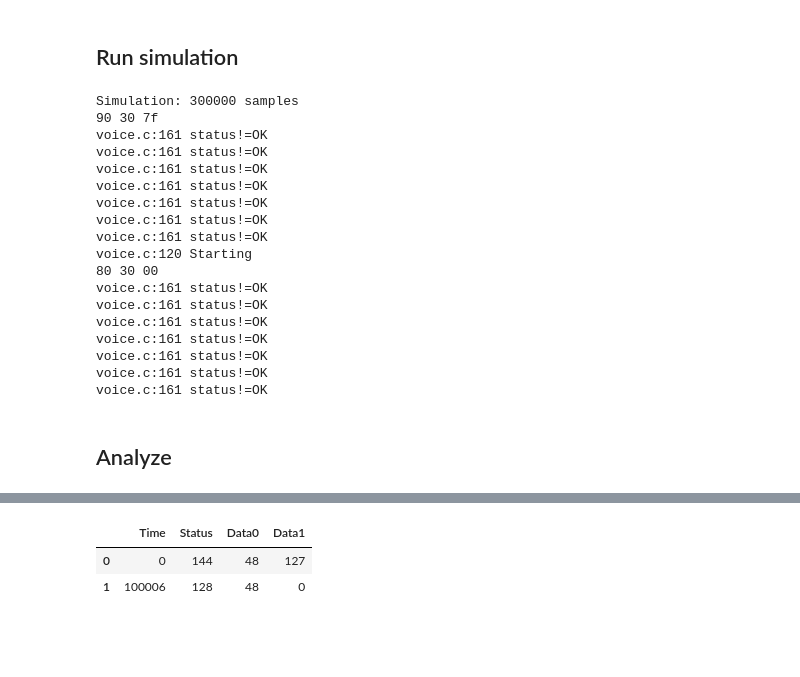
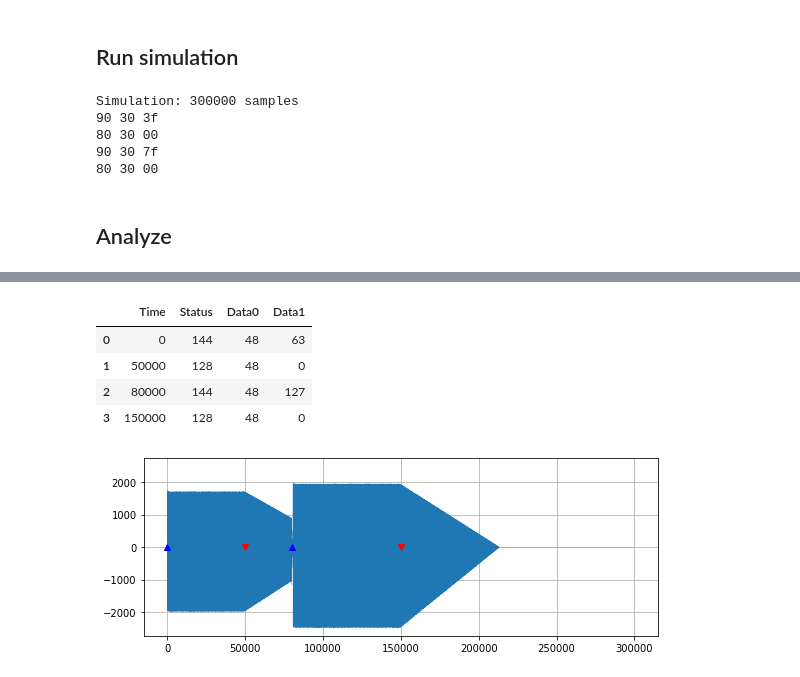
Before and after one commit to soerenbnoergaard/sbnsampler, a Jupyter notebook: notebooks/simulator.ipynb, the cells around one changed output, grey strips where cells are left out. Drawn from its saved outputs; the diff is of its cells as text; code cells hidden in the pictures; blank space fills up the shorter version.

```diff
--- a/notebooks/simulator.ipynb
+++ b/notebooks/simulator.ipynb
@@ -30,7 +28,7 @@ Overwriting ../app/midi.csv
 ## Run simulation
 # %%
 try:
-    #subprocess.check_output(["make", "clean", "all", "SIM=1"], cwd="../app/").decode()
+    subprocess.check_output(["make", "clean", "all", "SIM=1"], cwd="../app/").decode()
     s = subprocess.check_output(["../app/sbnsamplersim", "300000"], cwd="../app/").decode()
     print(s)
 
@@ -38,23 +36,10 @@ except subprocess.CalledProcessError as e:
     print(e.output.decode())
 # %% [output]
 Simulation: 300000 samples
+90 30 3f
+80 30 00
 90 30 7f
-voice.c:161 status!=OK
-voice.c:161 status!=OK
-voice.c:161 status!=OK
-voice.c:161 status!=OK
-voice.c:161 status!=OK
-voice.c:161 status!=OK
-voice.c:161 status!=OK
-voice.c:120 Starting
 80 30 00
-voice.c:161 status!=OK
-voice.c:161 status!=OK
-voice.c:161 status!=OK
-voice.c:161 status!=OK
-voice.c:161 status!=OK
-voice.c:161 status!=OK
-voice.c:161 status!=OK
 # %% [markdown]
 ## Analyze
 # %%
@@ -64,7 +49,7 @@ midi.columns = midi.columns.str.strip()
 fs, x = wavfile.read("../app/dac.wav")
 idp.display(idp.Audio("../app/dac.wav"))
 
-fig, ax1 = subplots(1, 1, figsize=[5.8, 2])
+fig, ax1 = subplots(1, 1, figsize=[8, 3])
 t = arange(len(x))
 ax1.plot(t, x, linewidth=0.2);
 
@@ -86,3 +69,6 @@ idp.display(midi)
 |  | Time | Status | Data0 | Data1 |
-| 0 | 0 | 144 | 48 | 127 |
-| 1 | 100006 | 128 | 48 | 0 |
+| 0 | 0 | 144 | 48 | 63 |
+| 1 | 50000 | 128 | 48 | 0 |
+| 2 | 80000 | 144 | 48 | 127 |
+| 3 | 150000 | 128 | 48 | 0 |
+[figure, added]
```
Also changed, not shown: parts of 5 cells of this notebook, 8 other files.
